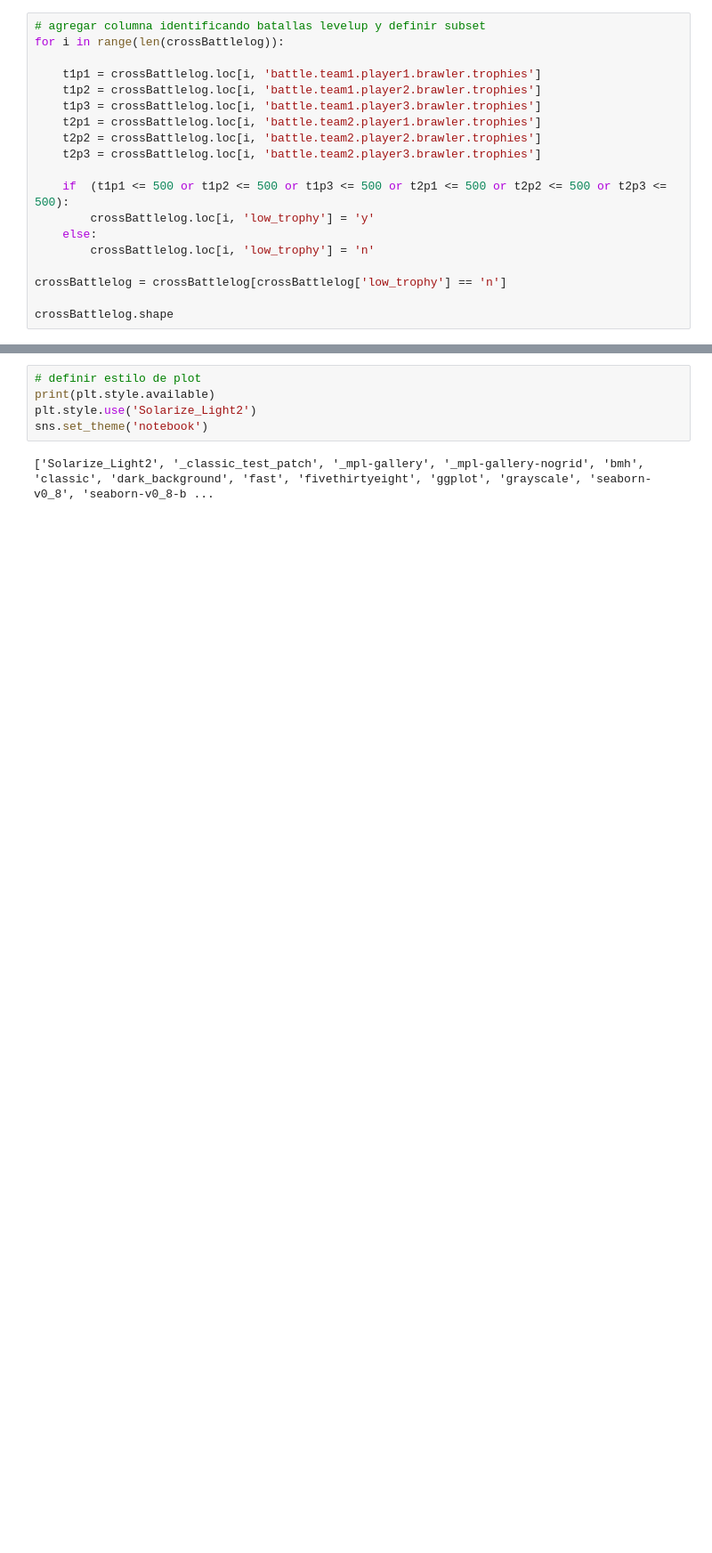
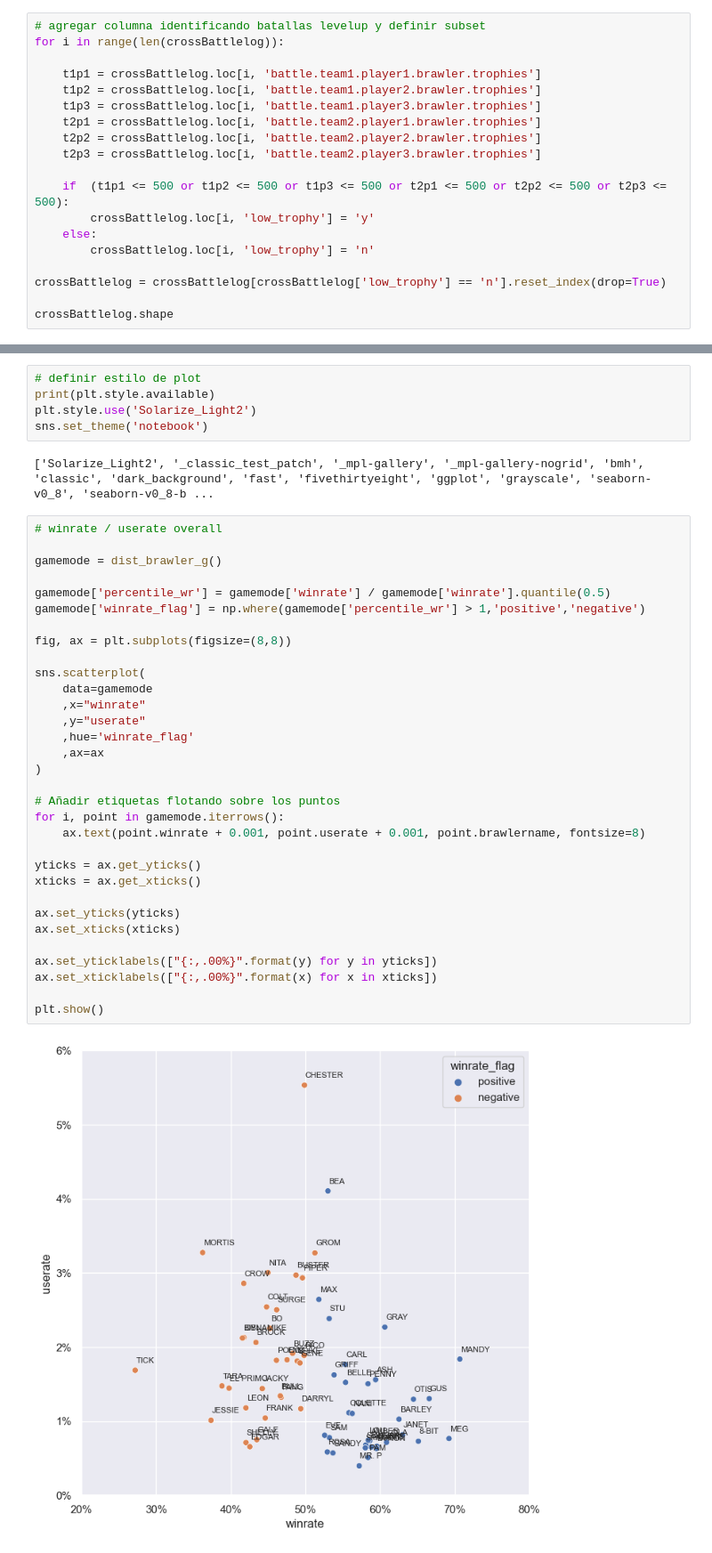
Before and after one commit to aquinteros/BrawlStars_Analytics, a Jupyter notebook: brawlstars_model_gamemode.ipynb, the cells around one changed output, grey strips where cells are left out. Shown at 89% size. Cells and saved outputs as stored; diff of their text form; blank space fills up the shorter version.

Commit message:
agregados gráficos winrate/userate

```diff
--- a/brawlstars_model_gamemode.ipynb
+++ b/brawlstars_model_gamemode.ipynb
@@ -101,7 +119,7 @@ for i in range(len(crossBattlelog)):
 	else:
 		crossBattlelog.loc[i, 'low_trophy'] = 'n'
 
-crossBattlelog = crossBattlelog[crossBattlelog['low_trophy'] == 'n']
+crossBattlelog = crossBattlelog[crossBattlelog['low_trophy'] == 'n'].reset_index(drop=True)
 
 crossBattlelog.shape
 # %% [output]
@@ -218,3 +585,37 @@ plt.style.use('Solarize_Light2')
 sns.set_theme('notebook')
 # %% [output]
 ['Solarize_Light2', '_classic_test_patch', '_mpl-gallery', '_mpl-gallery-nogrid', 'bmh', 'classic', 'dark_background', 'fast', 'fivethirtyeight', 'ggplot', 'grayscale', 'seaborn-v0_8', 'seaborn-v0_8-b ...
+# %%
+# winrate / userate overall
+
+gamemode = dist_brawler_g()
+
+gamemode['percentile_wr'] = gamemode['winrate'] / gamemode['winrate'].quantile(0.5)
+gamemode['winrate_flag'] = np.where(gamemode['percentile_wr'] > 1,'positive','negative')
+
+fig, ax = plt.subplots(figsize=(8,8))
+
+sns.scatterplot(
+	data=gamemode
+	,x="winrate"
+	,y="userate"
+	,hue='winrate_flag'
+	,ax=ax
+)
+
+# Añadir etiquetas flotando sobre los puntos
+for i, point in gamemode.iterrows():
+	ax.text(point.winrate + 0.001, point.userate + 0.001, point.brawlername, fontsize=8)
+
+yticks = ax.get_yticks()
+xticks = ax.get_xticks()
+
+ax.set_yticks(yticks)
+ax.set_xticks(xticks)
+
+ax.set_yticklabels(["{:,.00%}".format(y) for y in yticks])
+ax.set_xticklabels(["{:,.00%}".format(x) for x in xticks])
+
+plt.show()
+# %% [output]
+[figure, added]
```
Also changed, not shown: parts of 26 cells of this notebook, 3 other files.
